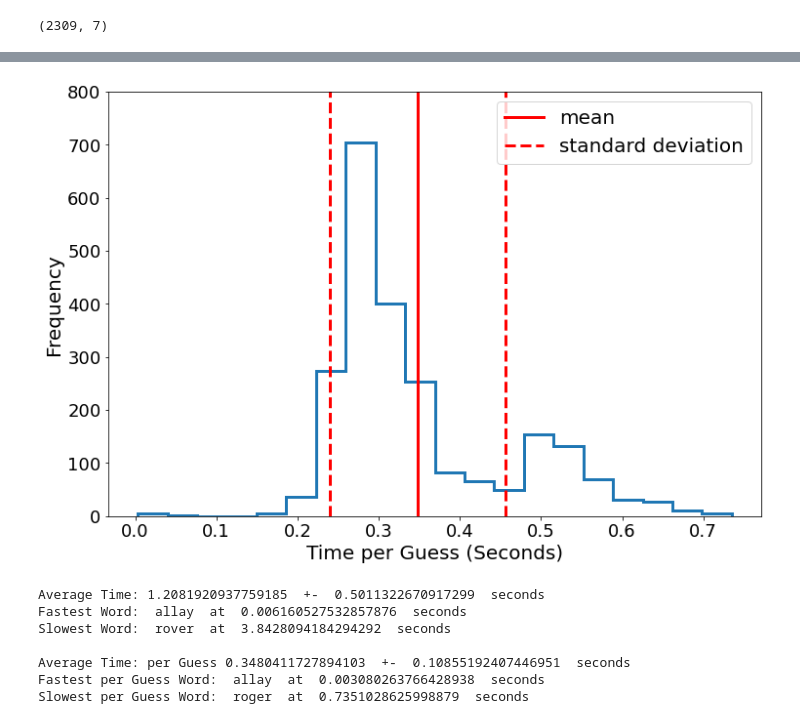
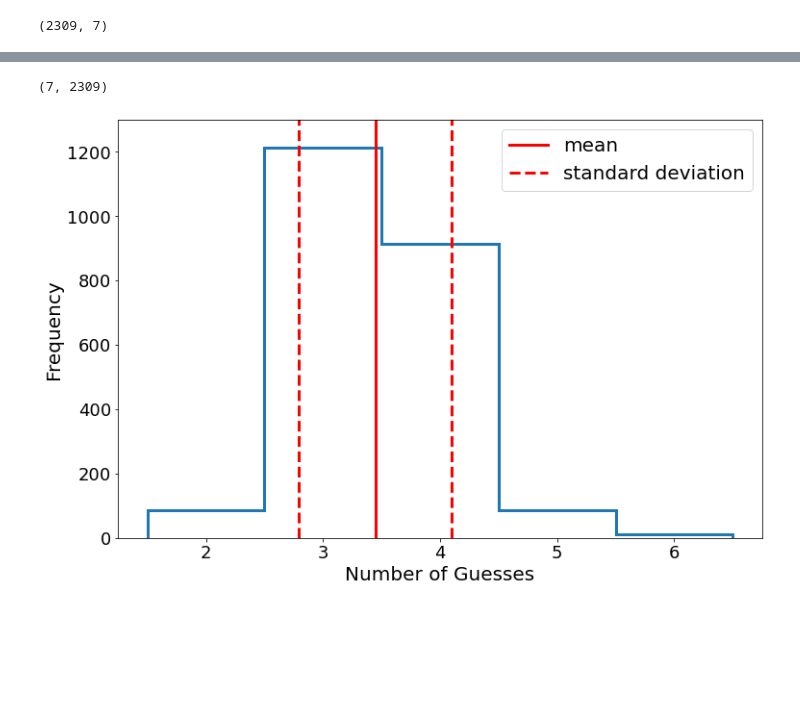
Before and after one commit to benboyd97/WordleBot, a Jupyter notebook: Results_Data_Analysis.ipynb, the cells around one changed output, grey strips where cells are left out. Saved outputs shown, nothing was run; the diff lists cells and outputs as text; code cells hidden in the pictures; blank space fills up the shorter version.

```diff
--- a/Results_Data_Analysis.ipynb
+++ b/Results_Data_Analysis.ipynb
@@ -118,34 +131,19 @@ plt.show()
-# %%
-plt.figure(figsize=(12,8))
-tpg=np.mean(times,axis=-1)/salet[4,:]
-plt.hist(tpg,histtype='step',bins=20,linewidth=3)
-plt.xlabel('Time per Guess (Seconds)',fontsize=20)
-plt.ylabel('Frequency',fontsize=20)
-plt.plot([np.mean(tpg),np.mean(tpg)],[0,1000],color='red',linestyle='-',linewidth=3,label='mean')
-plt.plot([np.mean(tpg)+np.std(tpg),np.mean(tpg)+np.std(tpg)],[0,1000],color='red',linestyle='--',linewidth=3,label='standard deviation')
-plt.plot([np.mean(tpg)-np.std(tpg),np.mean(tpg)-np.std(tpg)],[0,1000],color='red',linestyle='--',linewidth=3)
-plt.legend(fontsize=20)
-plt.ylim(0,800)
-plt.show()
-# %% [output]
-[figure, removed]
-# %%
-from wbot import read
-words=read.word_list('possible')
-
-
-print('Average Time:',np.mean(ts),' +- ',np.std(ts),' seconds')
-print('Fastest Word: ',words[np.argmin(ts)], ' at ',ts[np.argmin(ts)],' seconds')
-print('Slowest Word: ',words[np.argmax(ts)], ' at ',ts[np.argmax(ts)],' seconds')
-print('')
-print('Average Time: per Guess',np.mean(tpg),' +- ',np.std(tpg),' seconds')
-print('Fastest per Guess Word: ',words[np.argmin(tpg)], ' at ',tpg[np.argmin(tpg)],' seconds')
-print('Slowest per Guess Word: ',words[np.argmax(tpg)], ' at ',tpg[np.argmax(tpg)],' seconds')
-# %% [output]
-Average Time: 1.2081920937759185  +-  0.5011322670917299  seconds
-Fastest Word:  allay  at  0.006160527532857876  seconds
-Slowest Word:  rover  at  3.8428094184294292  seconds
-
-Average Time: per Guess 0.3480411727894103  +-  0.10855192407446951  seconds
-Fastest per Guess Word:  allay  at  0.003080263766428938  seconds
-Slowest per Guess Word:  roger  at  0.7351028625998879  seconds
+# %%
+salet.shape
+# %% [output]
+(7, 2309)
+# %%
+plt.figure(figsize=(12,8))
+ts=salet[4,:]
+bins=[1.5,2.5,3.5,4.5,5.5,6.5]
+plt.hist(ts,histtype='step',bins=bins,linewidth=3)
+plt.xlabel('Number of Guesses',fontsize=20)
+plt.ylabel('Frequency',fontsize=20)
+plt.plot([np.mean(ts),np.mean(ts)],[0,1600],color='red',linestyle='-',linewidth=3,label='mean')
+plt.plot([np.mean(ts)+np.std(ts),np.mean(ts)+np.std(ts)],[0,1600],color='red',linestyle='--',linewidth=3,label='standard deviation')
+plt.plot([np.mean(ts)-np.std(ts),np.mean(ts)-np.std(ts)],[0,1600],color='red',linestyle='--',linewidth=3)
+plt.legend(fontsize=20)
+plt.ylim(0,1300)
+plt.show()
+# %% [output]
+[figure, added]
```
Also changed, not shown: parts of 5 cells of this notebook, 1 other file.
